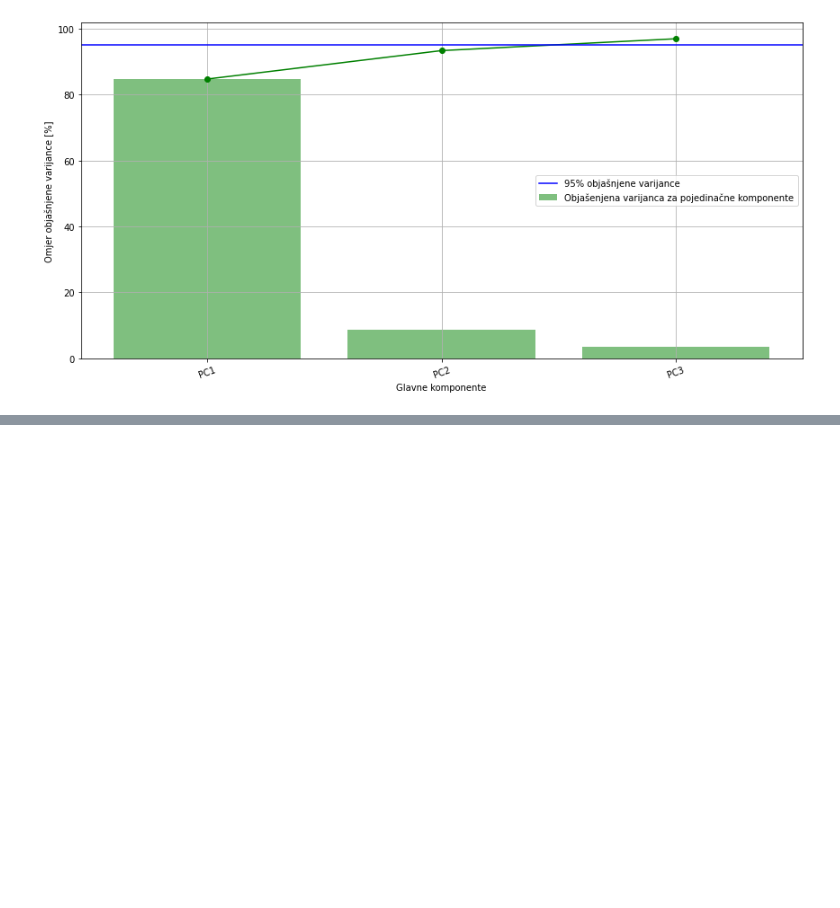
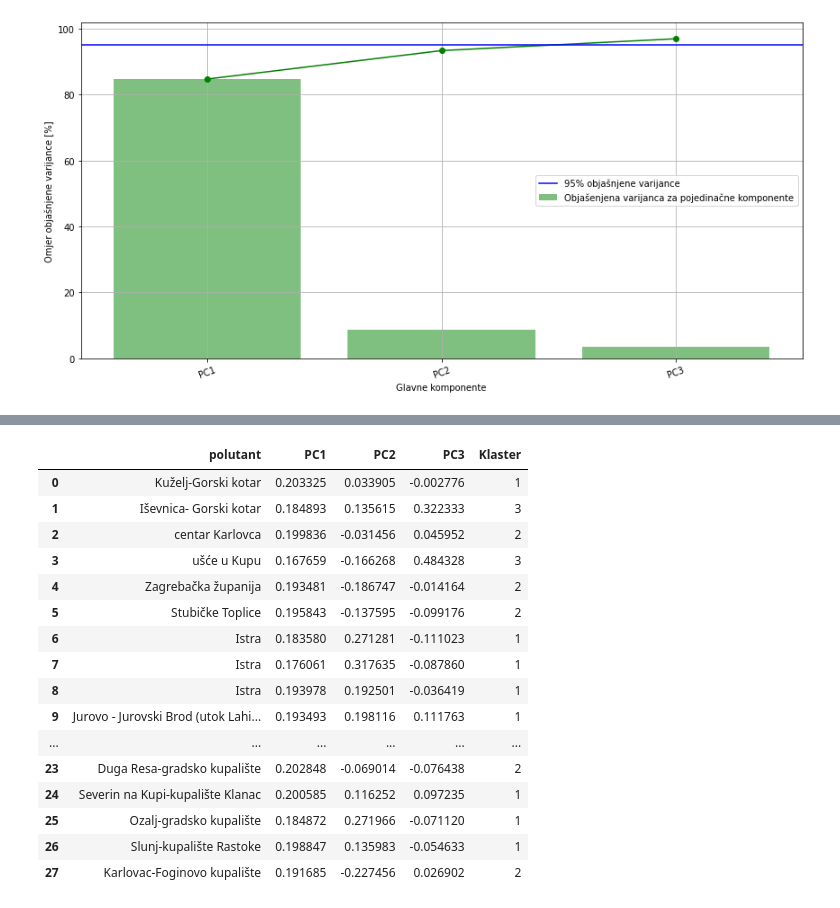
Before and after one commit to IvanaTerzic/Diplomski, a Jupyter notebook: kod/Notebooks/PCA_lokacije_proba.ipynb, the cells around one changed output, grey strips where cells are left out. Saved outputs shown, nothing was run; the diff lists cells and outputs as text; code cells hidden in the pictures; blank space fills up the shorter version.

```diff
--- a/kod/Notebooks/PCA_lokacije_proba.ipynb
+++ b/kod/Notebooks/PCA_lokacije_proba.ipynb
@@ -49,3 +48,23 @@ pca_c_lokacije_klasteri = kmeans_3d(pca_c_lokacije, broj_klastera=3)
 # %% [output]
 The default value of `n_init` will change from 10 to 'auto' in 1.4. Set the value of `n_init` explicitly to suppress the warning
 [interactive output not drawn]
+# %%
+pca_c_lokacije_klasteri
+# %% [output]
+|  | polutant | PC1 | PC2 | PC3 | Klaster |
+| 0 | Kuželj-Gorski kotar | 0.203325 | 0.033905 | -0.002776 | 1 |
+| 1 | Iševnica- Gorski kotar | 0.184893 | 0.135615 | 0.322333 | 3 |
+| 2 | centar Karlovca | 0.199836 | -0.031456 | 0.045952 | 2 |
+| 3 | ušće u Kupu | 0.167659 | -0.166268 | 0.484328 | 3 |
+| 4 | Zagrebačka županija | 0.193481 | -0.186747 | -0.014164 | 2 |
+| 5 | Stubičke Toplice | 0.195843 | -0.137595 | -0.099176 | 2 |
+| 6 | Istra | 0.183580 | 0.271281 | -0.111023 | 1 |
+| 7 | Istra | 0.176061 | 0.317635 | -0.087860 | 1 |
+| 8 | Istra | 0.193978 | 0.192501 | -0.036419 | 1 |
+| 9 | Jurovo - Jurovski Brod (utok Lahi... | 0.193493 | 0.198116 | 0.111763 | 1 |
+| ... | ... | ... | ... | ... | ... |
+| 23 | Duga Resa-gradsko kupalište | 0.202848 | -0.069014 | -0.076438 | 2 |
+| 24 | Severin na Kupi-kupalište Klanac | 0.200585 | 0.116252 | 0.097235 | 1 |
+| 25 | Ozalj-gradsko kupalište | 0.184872 | 0.271966 | -0.071120 | 1 |
+| 26 | Slunj-kupalište Rastoke | 0.198847 | 0.135983 | -0.054633 | 1 |
+| 27 | Karlovac-Foginovo kupalište | 0.191685 | -0.227456 | 0.026902 | 2 |
```
Also changed, not shown: parts of 3 cells of this notebook, 37 other files.
